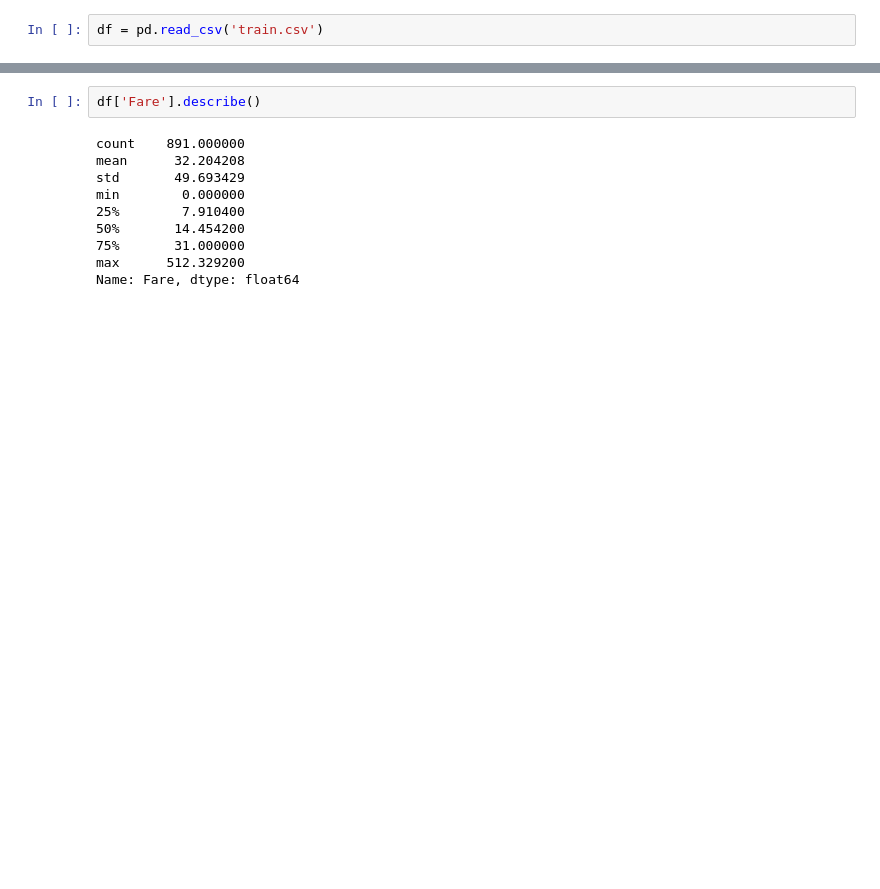
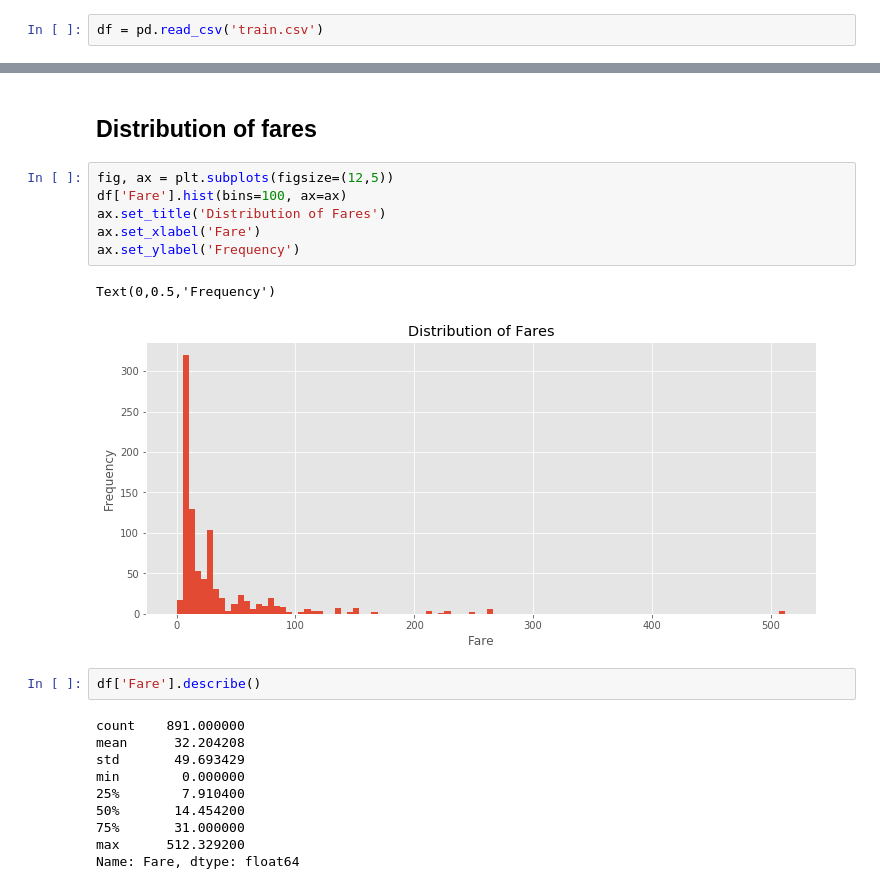
Before and after one commit to mehemken/kaggle, a Jupyter notebook: titanic/titanic_competition.ipynb, the cells around one changed output, grey strips where cells are left out. Cells and saved outputs as stored; diff of their text form; blank space fills up the shorter version.

```diff
--- a/titanic/titanic_competition.ipynb
+++ b/titanic/titanic_competition.ipynb
@@ -31,3 +21,14 @@ g['Fare'].agg(['size', 'mean', 'min', 'max'])
+# %% [markdown]
+## Distribution of fares
+# %%
+fig, ax = plt.subplots(figsize=(12,5))
+df['Fare'].hist(bins=100, ax=ax)
+ax.set_title('Distribution of Fares')
+ax.set_xlabel('Fare')
+ax.set_ylabel('Frequency')
+# %% [output]
+Text(0,0.5,'Frequency')
+[figure, added]
 # %%
 df['Fare'].describe()
 # %% [output]
```
Also changed, not shown: parts of 16 cells of this notebook.
